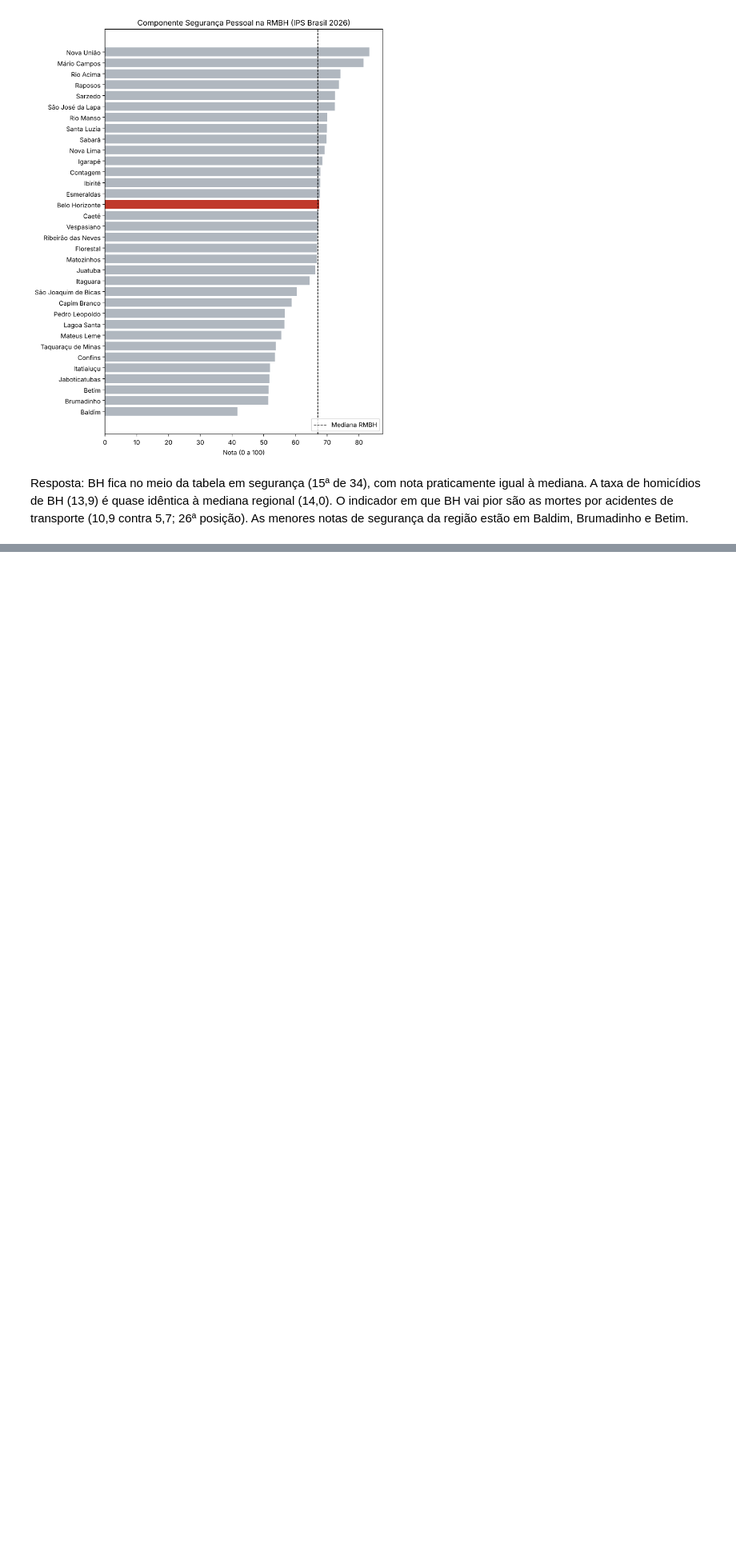
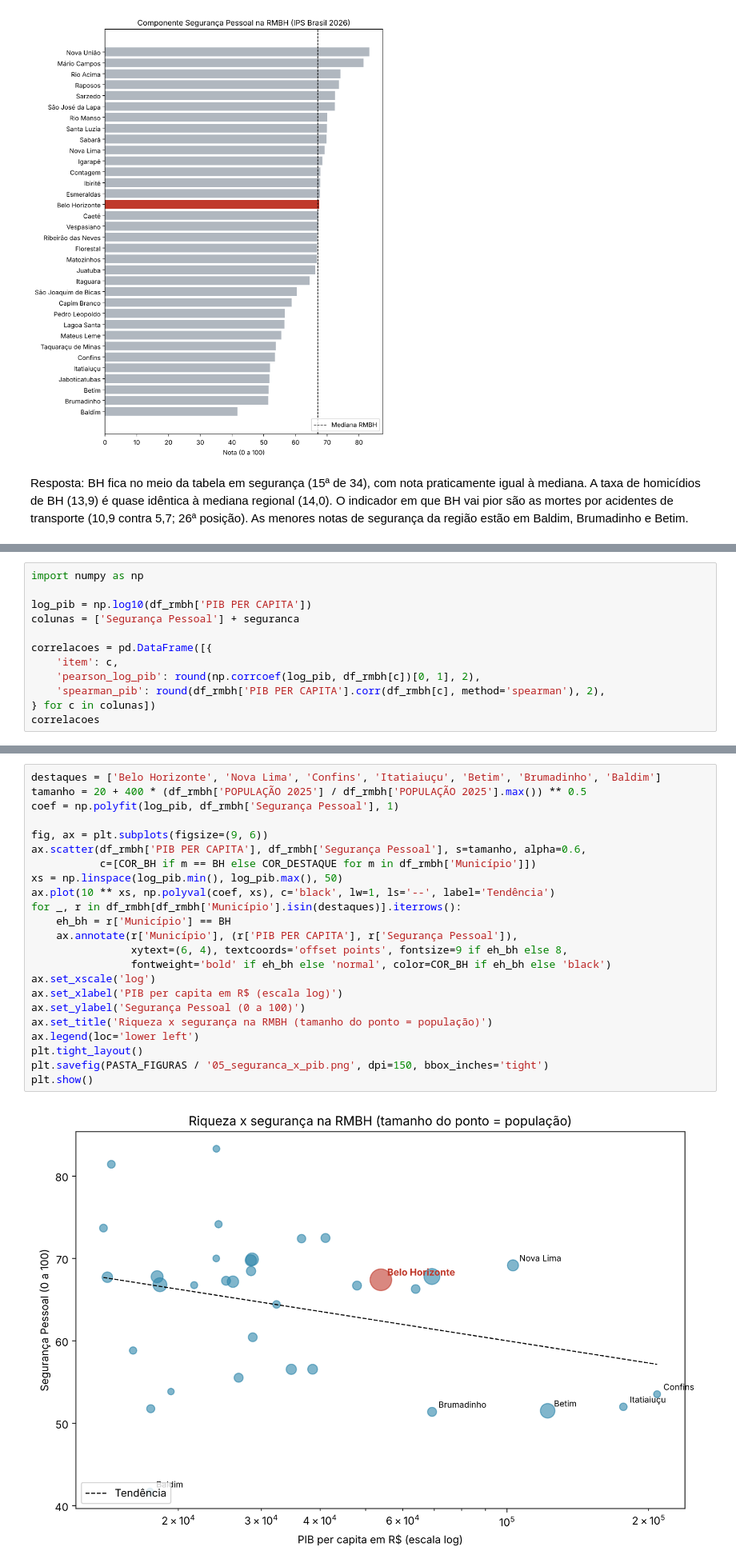
Before and after one commit to millebns/ips-bh-rmbh, a Jupyter notebook: notebooks/06_seguranca.ipynb, the cells around one changed output, grey strips where cells are left out. Shown at 80% size. Saved outputs shown, nothing was run; the diff lists cells and outputs as text; blank space fills up the shorter version.

Commit message:
Adiciona análise renda x segurança (pergunta 3)
Co-Authored-By: Claude Opus 5.5 <noreply@anthropic.com>
Claude-Session: https://claude.ai/code/session_01UziTEbwXvCzv41usyGhzFd

```diff
--- a/notebooks/06_seguranca.ipynb
+++ b/notebooks/06_seguranca.ipynb
@@ -76,0 +87,12 @@ Resposta: BH fica no meio da tabela em segurança (15ª de 34), com nota pratica
+# %%
+import numpy as np
+
+log_pib = np.log10(df_rmbh['PIB PER CAPITA'])
+colunas = ['Segurança Pessoal'] + seguranca
+
+correlacoes = pd.DataFrame([{
+    'item': c,
+    'pearson_log_pib': round(np.corrcoef(log_pib, df_rmbh[c])[0, 1], 2),
+    'spearman_pib': round(df_rmbh['PIB PER CAPITA'].corr(df_rmbh[c], method='spearman'), 2),
+} for c in colunas])
+correlacoes
@@ -76,0 +119,25 @@ Resposta: BH fica no meio da tabela em segurança (15ª de 34), com nota pratica
+# %%
+destaques = ['Belo Horizonte', 'Nova Lima', 'Confins', 'Itatiaiuçu', 'Betim', 'Brumadinho', 'Baldim']
+tamanho = 20 + 400 * (df_rmbh['POPULAÇÃO 2025'] / df_rmbh['POPULAÇÃO 2025'].max()) ** 0.5
+coef = np.polyfit(log_pib, df_rmbh['Segurança Pessoal'], 1)
+
+fig, ax = plt.subplots(figsize=(9, 6))
+ax.scatter(df_rmbh['PIB PER CAPITA'], df_rmbh['Segurança Pessoal'], s=tamanho, alpha=0.6,
+           c=[COR_BH if m == BH else COR_DESTAQUE for m in df_rmbh['Município']])
+xs = np.linspace(log_pib.min(), log_pib.max(), 50)
+ax.plot(10 ** xs, np.polyval(coef, xs), c='black', lw=1, ls='--', label='Tendência')
+for _, r in df_rmbh[df_rmbh['Município'].isin(destaques)].iterrows():
+    eh_bh = r['Município'] == BH
+    ax.annotate(r['Município'], (r['PIB PER CAPITA'], r['Segurança Pessoal']),
+                xytext=(6, 4), textcoords='offset points', fontsize=9 if eh_bh else 8,
+                fontweight='bold' if eh_bh else 'normal', color=COR_BH if eh_bh else 'black')
+ax.set_xscale('log')
+ax.set_xlabel('PIB per capita em R$ (escala log)')
+ax.set_ylabel('Segurança Pessoal (0 a 100)')
+ax.set_title('Riqueza x segurança na RMBH (tamanho do ponto = população)')
+ax.legend(loc='lower left')
+plt.tight_layout()
+plt.savefig(PASTA_FIGURAS / '05_seguranca_x_pib.png', dpi=150, bbox_inches='tight')
+plt.show()
+# %% [output]
+[figure, added]
```
Also changed, not shown: parts of 6 cells of this notebook, 3 other files.
